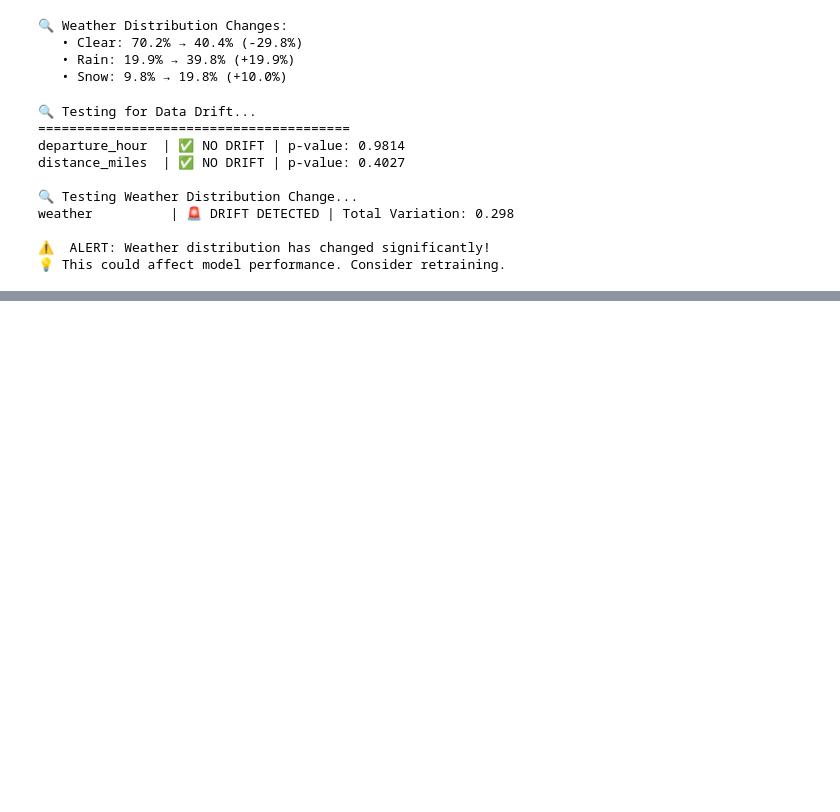
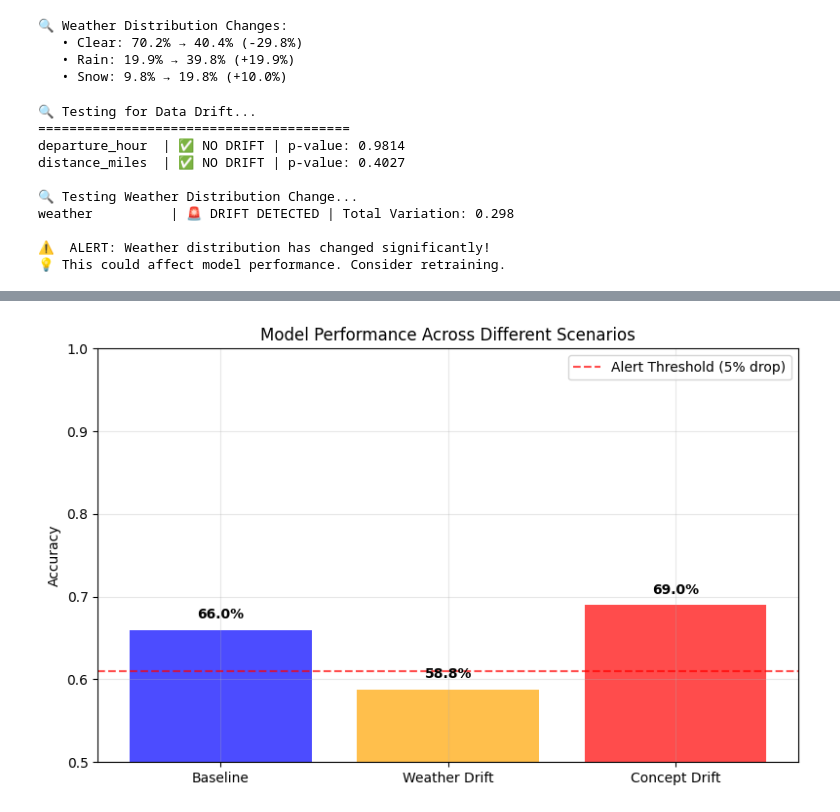
Before and after one commit to mlops-codes/session-demos, a Jupyter notebook: demo-5/drift.ipynb, the cells around one changed output, grey strips where cells are left out. Cells and saved outputs as stored; diff of their text form; code cells hidden in the pictures; blank space fills up the shorter version.

```diff
--- a/demo-5/drift.ipynb
+++ b/demo-5/drift.ipynb
@@ -348,0 +406,80 @@ weather          | 🚨 DRIFT DETECTED | Total Variation: 0.298
+# %%
+def test_model_performance(model, new_data, weather_encoder, airline_encoder):
+    """
+    Test how well our model performs on new data
+    """
+    # Prepare the new data the same way as training data
+    new_processed = new_data.copy()
+
+    # Convert text to numbers using the same encoders
+    new_processed['weather_encoded'] = weather_encoder.transform(new_processed['weather'])
+    new_processed['airline_encoded'] = airline_encoder.transform(new_processed['airline'])
+    new_processed['is_rush_hour'] = new_processed['departure_hour'].isin([7, 8, 17, 18, 19]).astype(int)
+
+    # Make predictions
+    X_new = new_processed[features]
+    y_new = new_processed['is_delayed']
+    y_pred_new = model.predict(X_new)
+
+    # Calculate accuracy
+    new_accuracy = accuracy_score(y_new, y_pred_new)
+
+    return new_accuracy
+
+# Test model on different scenarios
+print("🤖 Testing Model Performance on New Data...")
+print("=" * 50)
+
+# Baseline performance (from training)
+baseline_accuracy = accuracy
+print(f"📊 Baseline Accuracy (test set):     {baseline_accuracy:.1%}")
+
+# Weather drift performance
+weather_drift_accuracy = test_model_performance(model, weather_drift_data, weather_encoder, airline_encoder)
+weather_performance_drop = baseline_accuracy - weather_drift_accuracy
+print(f"🌦️ Weather Drift Accuracy:           {weather_drift_accuracy:.1%} ({weather_performance_drop:+.1%})")
+
+# Concept drift performance
+concept_drift_accuracy = test_model_performance(model, concept_drift_data, weather_encoder, airline_encoder)
+concept_performance_drop = baseline_accuracy - concept_drift_accuracy
+print(f"🔄 Concept Drift Accuracy:           {concept_drift_accuracy:.1%} ({concept_performance_drop:+.1%})")
+
+# Detect significant performance drops
+print("\n🔍 Drift Detection Results:")
+threshold = 0.05  # 5% performance drop threshold
+
+if weather_performance_drop > threshold:
+    print(f"⚠️  Weather drift detected: {weather_performance_drop:.1%} performance drop")
+else:
+    print(f"✅ Weather drift manageable: {weather_performance_drop:.1%} performance drop")
+
+if concept_performance_drop > threshold:
+    print(f"🚨 Concept drift detected: {concept_performance_drop:.1%} performance drop")
+    print("💡 Recommendation: Retrain model with new data")
+else:
+    print(f"✅ Concept drift manageable: {concept_performance_drop:.1%} performance drop")
+
+# Visualize performance comparison
+scenarios = ['Baseline', 'Weather Drift', 'Concept Drift']
+accuracies = [baseline_accuracy, weather_drift_accuracy, concept_drift_accuracy]
+colors = ['blue', 'orange', 'red']
+
+plt.figure(figsize=(8, 5))
+bars = plt.bar(scenarios, accuracies, color=colors, alpha=0.7)
+plt.title('Model Performance Across Different Scenarios')
+plt.ylabel('Accuracy')
+plt.ylim(0.5, 1.0)
+
+# Add value labels
+for bar, acc in zip(bars, accuracies):
+    plt.text(bar.get_x() + bar.get_width()/2, bar.get_height() + 0.01,
+             f'{acc:.1%}', ha='center', va='bottom', fontweight='bold')
+
+# Add threshold line
+plt.axhline(y=baseline_accuracy - threshold, color='red', linestyle='--', alpha=0.7,
+            label=f'Alert Threshold ({threshold:.0%} drop)')
+plt.legend()
+plt.grid(True, alpha=0.3)
+plt.tight_layout()
+plt.show()
+# %% [output]
@@ -348,0 +495 @@ weather          | 🚨 DRIFT DETECTED | Total Variation: 0.298
+[figure, added]
```
Also changed, not shown: parts of 2 cells of this notebook.
